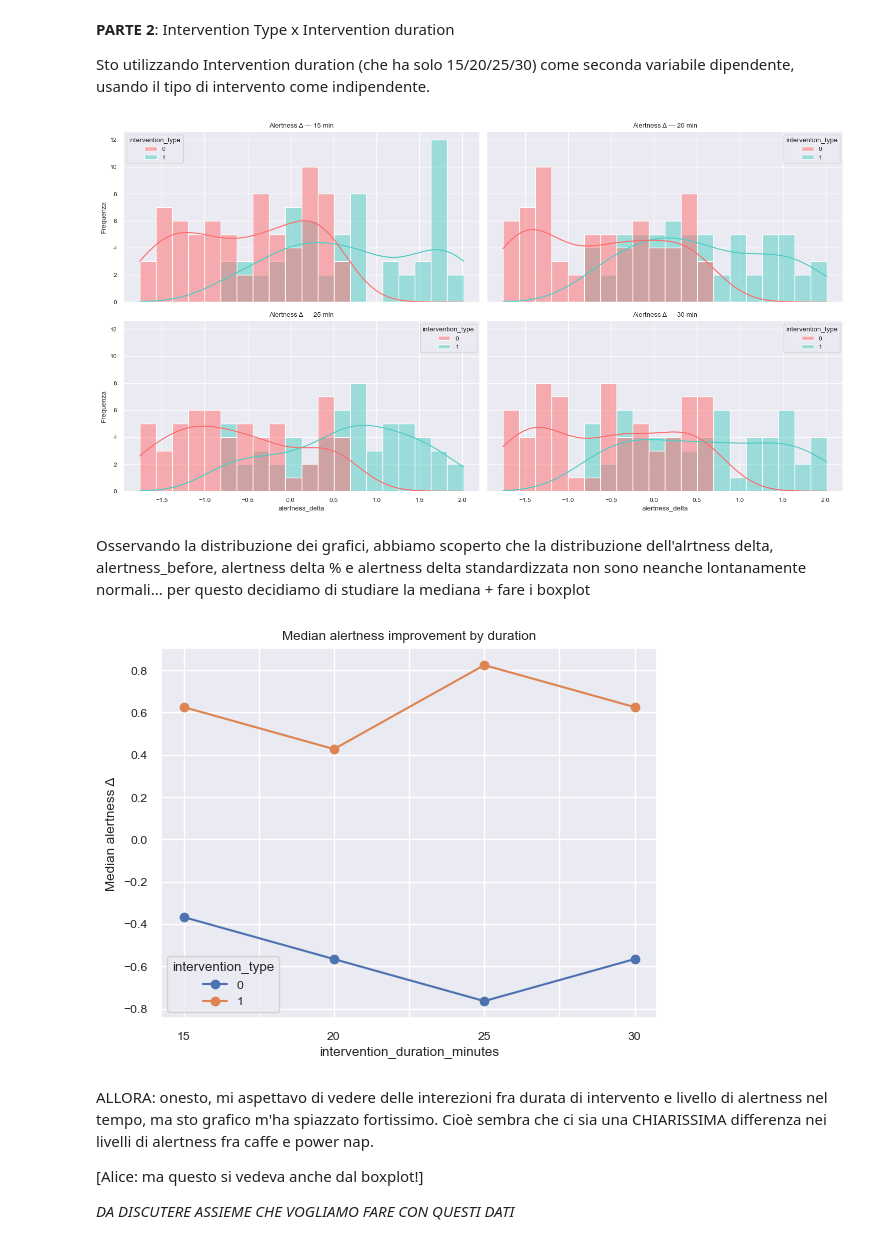
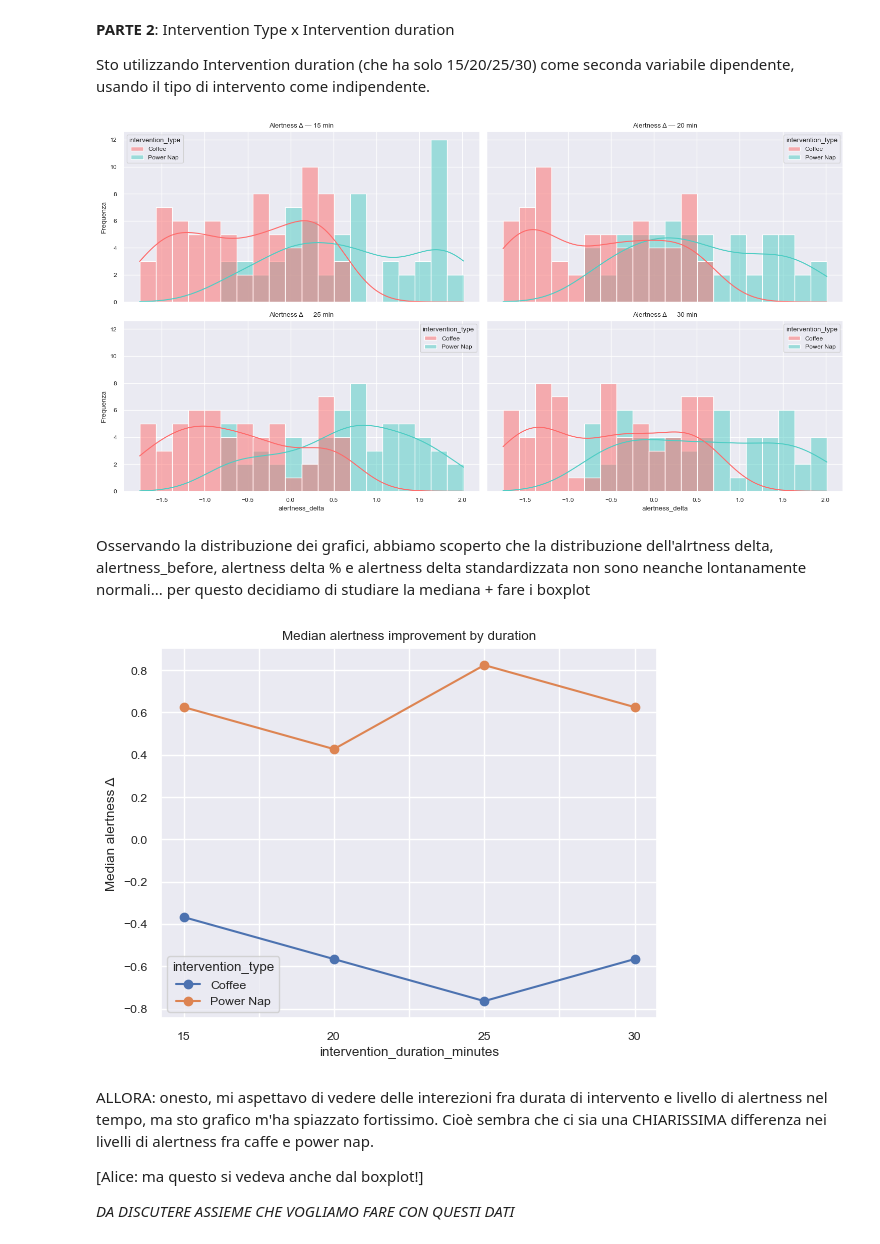
Before and after one commit to Grimino27/PDAI_Project, a Jupyter notebook: scripts/DataPolish+Exploratory.ipynb, the cells around one changed output. Saved outputs shown, nothing was run; the diff lists cells and outputs as text; code cells hidden in the pictures.

```diff
--- a/scripts/DataPolish+Exploratory.ipynb
+++ b/scripts/DataPolish+Exploratory.ipynb
@@ -169,8 +183,8 @@ scaler = StandardScaler()
 
 # Standardizza le colonne specifiche
 cols_to_scale = ["sleep_hours_previous_night", "alertness_delta", "productivity_rating", "mood_rating", "alertness_score_before", "alertness_score_after", "age"]
-df_scaled = df.copy()
-df_scaled[cols_to_scale] = scaler.fit_transform(df[cols_to_scale])
+df_clean_scaled = df_clean.copy()
+df_clean_scaled[cols_to_scale] = scaler.fit_transform(df_clean[cols_to_scale])
 
-print(df_scaled[cols_to_scale].describe())
+print(df_clean_scaled.info())
 # %% [output]
@@ -381,0 +470,20 @@ plt.show()
+# %%
+ax = sns.countplot(data=df, x="intervention_type")
+
+# Calcola il totale per le percentuali
+total = len(df)
+
+# Modifica l'asse Y per mostrare percentuali
+y_ticks = ax.get_yticks()
+ax.set_yticklabels([f'{int(y*100/total)}%' for y in y_ticks])
+ax.set_ylabel('Percentuale (%)')
+
+# Aggiungi le percentuali sopra le barre
+for p in ax.patches:
+    height = p.get_height()
+    ax.annotate(f'{100*height/total:.1f}%',
+                xy=(p.get_x() + p.get_width()/2, height),
+                ha='center', va='bottom')
+
+plt.tight_layout()
+plt.show()
@@ -416,10 +526,10 @@ plt.show()
 
 Sto utilizzando Intervention duration (che ha solo 15/20/25/30) come seconda variabile dipendente, usando il tipo di intervento come indipendente.
 # %%
-df_t15 = df_encoded[df_encoded["intervention_duration_minutes"] == 15]["alertness_delta"]
-df_t20 = df_encoded[df_encoded["intervention_duration_minutes"] == 20]["alertness_delta"]
-df_t25 = df_encoded[df_encoded["intervention_duration_minutes"] == 25]["alertness_delta"]
-df_t30 = df_encoded[df_encoded["intervention_duration_minutes"] == 30]["alertness_delta"]
+df_t15 = df_clean_scaled[df_clean_scaled["intervention_duration_minutes"] == 15]["alertness_delta"]
+df_t20 = df_clean_scaled[df_clean_scaled["intervention_duration_minutes"] == 20]["alertness_delta"]
+df_t25 = df_clean_scaled[df_clean_scaled["intervention_duration_minutes"] == 25]["alertness_delta"]
+df_t30 = df_clean_scaled[df_clean_scaled["intervention_duration_minutes"] == 30]["alertness_delta"]
 
 datasets = {
     "15 min": df_t15,
@@ -428,41 +538,41 @@ datasets = {
     "30 min": df_t30,
 }
 
-durations = sorted(df_encoded["intervention_duration_minutes"].unique())
+durations = sorted(df_clean_scaled["intervention_duration_minutes"].unique())
 
 fig, axes = plt.subplots(2, 2, figsize=(15, 8), sharex=True, sharey=True)
 axes = axes.ravel()
 
 for ax, duration in zip(axes, durations):
-    data_duration = df_encoded[df_encoded["intervention_duration_minutes"] == duration]
+    data_duration = df_clean_scaled[df_clean_scaled["intervention_duration_minutes"] == duration]
 
     if len(data_duration) > 0:  # Verifica che ci siano dati
         sns.histplot(
             data=data_duration,
             x="alertness_delta",
             hue="intervention_type",
             bins=20,
             kde=True,
             stat="count",
             ax=ax,
             palette=["#FF6B6B", "#4ECDC4"]
         )
         ax.set_title(f"Alertness Δ — {duration} min")
         ax.set_xlabel("alertness_delta")
         ax.set_ylabel("Frequenza")
     else:
         ax.text(0.5, 0.5, f"No data for {duration} min", ha="center", va="center")
         ax.set_title(f"Alertness Δ — {duration} min")
 
 plt.tight_layout()
 plt.show()
 # %% [output]
-[figure, old version]
+[figure, new version]
 # %% [markdown]
 Osservando la distribuzione dei grafici, abbiamo scoperto che la distribuzione dell'alrtness delta, alertness_before, alertness delta % e alertness delta standardizzata non sono neanche lontanamente normali...
 per questo decidiamo di studiare la mediana + fare i boxplot
 # %%
-pivot = df_encoded.pivot_table(
+pivot = df_clean_scaled.pivot_table(
     index="intervention_duration_minutes",
     columns="intervention_type",
     values="alertness_delta",
@@ -474,7 +584,7 @@ plt.ylabel("Median alertness Δ")
 plt.title("Median alertness improvement by duration")
 plt.show()
 # %% [output]
-[figure, old version]
+[figure, new version]
 # %% [markdown]
 ALLORA: onesto, mi aspettavo di vedere delle interezioni fra durata di intervento e livello di alertness nel tempo, ma sto grafico m'ha spiazzato fortissimo. Cioè sembra che ci sia una CHIARISSIMA differenza nei livelli di alertness fra caffe e power nap.
 
```
Also changed, not shown: parts of 36 cells of this notebook, 1 other file.
